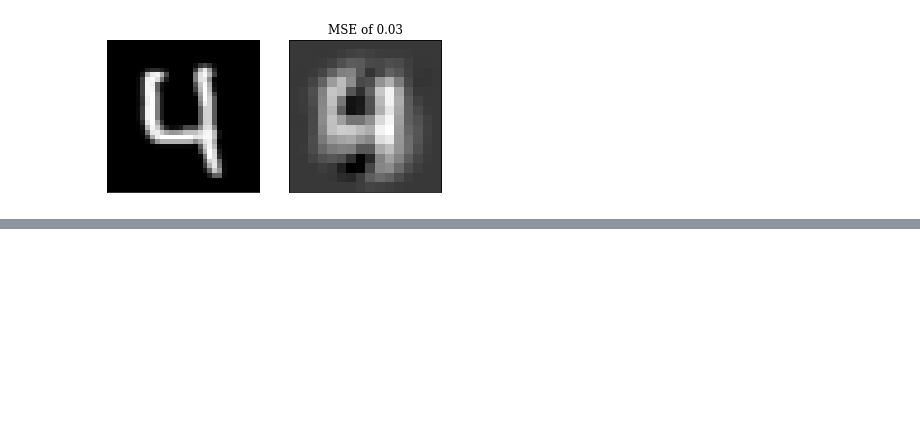
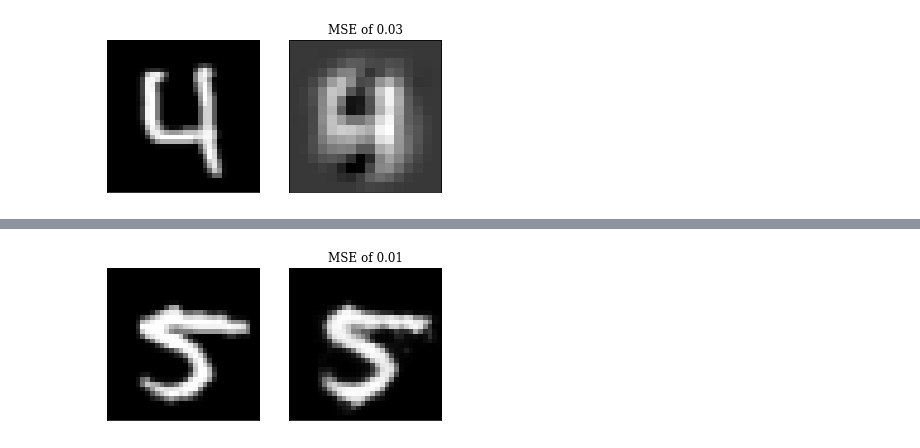
Before and after one commit to limited-fion/deep-learning-cw, a Jupyter notebook: 06_cw.ipynb, the cells around one changed output, grey strips where cells are left out. Cells and saved outputs as stored; diff of their text form; code cells hidden in the pictures; blank space fills up the shorter version.

```diff
--- a/06_cw.ipynb
+++ b/06_cw.ipynb
@@ -212,0 +315,26 @@ Epoch 20/20
+# %%
+### Modify the model here
+### This is an example of a simple/bad convolutional autoencoder
+conv_autoencoder2 = Sequential()
+conv_autoencoder2.add(Conv2D(32, 3, strides=2, padding='same', activation='relu'))
+conv_autoencoder2.add(Conv2D(64, 3, strides=2, padding='same', activation='relu'))
+conv_autoencoder2.add(Conv2D(128, 3, strides=2, padding='same', activation='relu'))
+conv_autoencoder2.add(Flatten())
+# The representation has dimensionality 10, do not change the dimensionality
+conv_autoencoder2.add(Dense(10, name='representation'))
+conv_autoencoder2.add(Dense(1*16*16))
+conv_autoencoder2.add(Reshape((16,16,1)))
+conv_autoencoder2.add(Conv2D(64, 3, strides=1, padding='same', activation='relu'))
+conv_autoencoder2.add(UpSampling2D((2, 2)))
+conv_autoencoder2.add(Conv2D(32, 3, strides=1, padding='same', activation='relu'))
+conv_autoencoder2.add(Conv2D(1, 3, strides=1, padding='same', activation='sigmoid'))
+
+conv_autoencoder2.build((None,32,32,1))
+conv_autoencoder2.summary()
+conv_autoencoder2.compile(loss='mean_squared_error',
+              optimizer='adam',
+              metrics=['mse'])
+# You can modify the number of epochs or other hyperparameters
+epochs = 80
+history_conv2 = conv_autoencoder2.fit(x_train_32, x_train_32, batch_size=128,
+          epochs=epochs, verbose=1, validation_data=(x_test_32,x_test_32), callbacks=[early_stopping])
@@ -306,0 +639,5 @@ plot_recons_original(np.expand_dims(x_test_32[ind],0), y_test[ind], conv_autoenc
+# %%
+ind = np.random.randint(x_test.shape[0] -  1)
+## The function below is defined in the tutorial
+plot_recons_original(np.expand_dims(x_test_32[ind],0), y_test[ind], conv_autoencoder2, size_image=(32,32))
+# %% [output]
@@ -306,0 +645 @@ plot_recons_original(np.expand_dims(x_test_32[ind],0), y_test[ind], conv_autoenc
+[figure, added]
```
Also changed, not shown: parts of 21 cells of this notebook.
